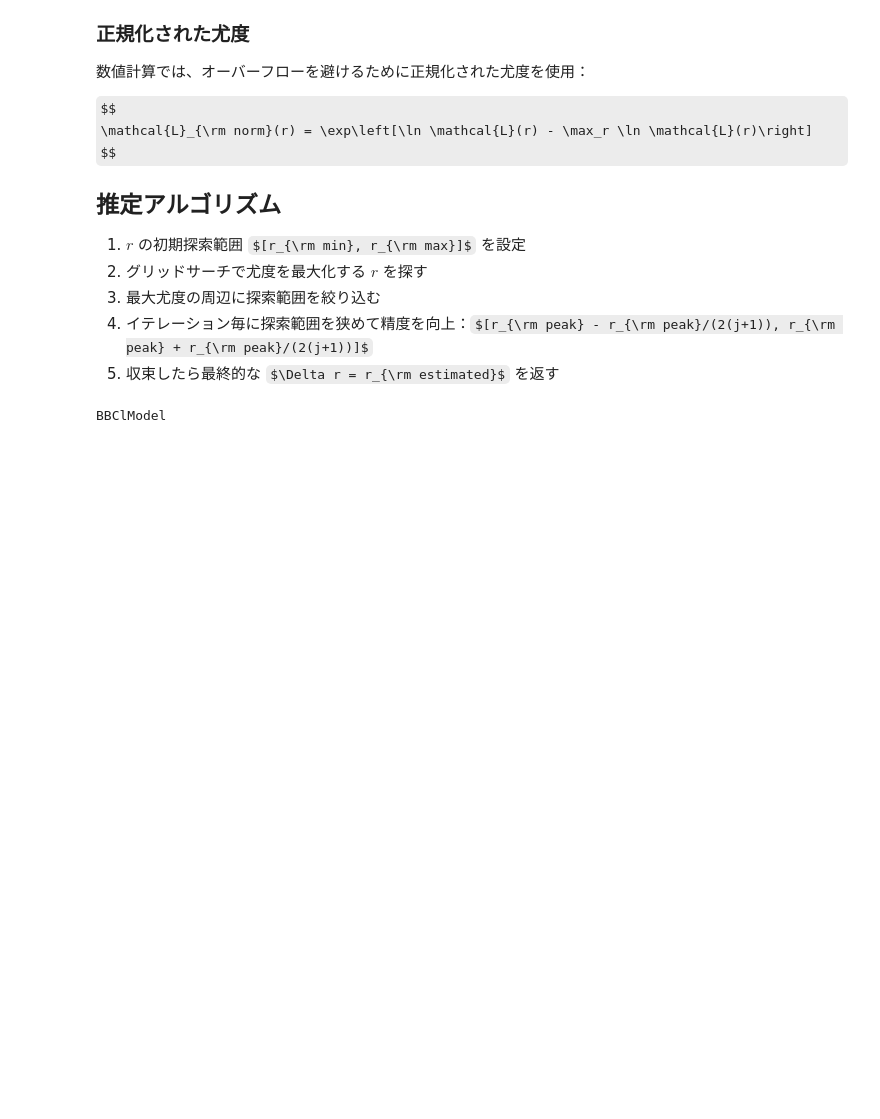
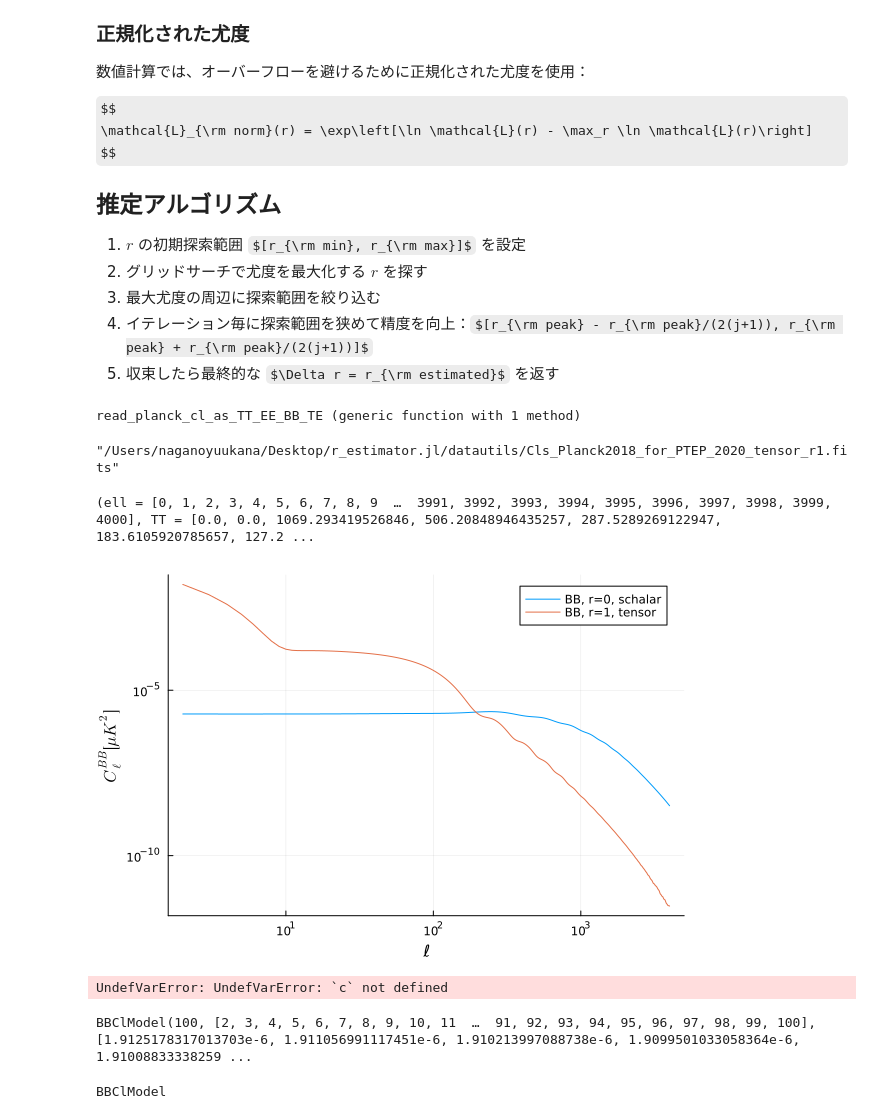
Before and after one commit to yuya-nagano-OU/r_estimator.jl, a Jupyter notebook: notebook/test.ipynb, the cells around one changed output. Cells and saved outputs as stored; diff of their text form; code cells hidden in the pictures; some formulas as TeX source; blank space fills up the shorter version.

```diff
--- a/notebook/test.ipynb
+++ b/notebook/test.ipynb
@@ -62,3 +63,39 @@ using Plots
+# %%
+include("../src/est.jl")
+# %% [output]
+read_planck_cl_as_TT_EE_BB_TE (generic function with 1 method)
+# %%
+reffpath_r0 = "/Users/naganoyuukana/Desktop/r_estimator.jl/datautils/Cls_Planck2018_for_PTEP_2020_r0.fits"
+reffpath_r1 = "/Users/naganoyuukana/Desktop/r_estimator.jl/datautils/Cls_Planck2018_for_PTEP_2020_tensor_r1.fits"
+# %% [output]
+"/Users/naganoyuukana/Desktop/r_estimator.jl/datautils/Cls_Planck2018_for_PTEP_2020_tensor_r1.fits"
+# %%
+cl_r1 = read_planck_cl_as_TT_EE_BB_TE(reffpath_r1)
+cl_r0 = read_planck_cl_as_TT_EE_BB_TE(reffpath_r0)
+# %% [output]
+(ell = [0, 1, 2, 3, 4, 5, 6, 7, 8, 9  …  3991, 3992, 3993, 3994, 3995, 3996, 3997, 3998, 3999, 4000], TT = [0.0, 0.0, 1069.293419526846, 506.20848946435257, 287.5289269122947, 183.6105920785657, 127.2 ...
+# %%
+plot(
+    xscale=:log, yscale=:log,
+    xlabel="ℓ", ylabel=L"C_{\ell}^{BB} [\mu \rm{K}^{2}]",
+    legend=:best
+)
+
+plot!(cl_r0.ell[3:end], cl_r0.BB[3:end], label="BB, r=0, schalar")
+plot!(cl_r1.ell[3:end], cl_r1.BB[3:end], label="BB, r=1, tensor")
+# %% [output]
+[figure, added]
+# %%
+function calc_r_estimator(est_cont::BBClModel,; rresol, rmin, )
+    cl_est = est_cont.cl_lens .+ r .* est_cont.cl_tens .+ est_cont.cl_sys
+    return cl_est
+end
+# %% [output]
+UndefVarError: UndefVarError: `c` not defined
+# %%
+est_cont = BBClModel(100, cl_r0.BB, reffpath_r0, reffpath_r1)
+# %% [output]
+BBClModel(100, [2, 3, 4, 5, 6, 7, 8, 9, 10, 11  …  91, 92, 93, 94, 95, 96, 97, 98, 99, 100], [1.9125178317013703e-6, 1.911056991117451e-6, 1.910213997088738e-6, 1.9099501033058364e-6, 1.91008833338259 ...
 # %%
 struct BBClModel
     lmax::Int
```
Also changed, not shown: parts of 1 cell of this notebook, 1 other file.
